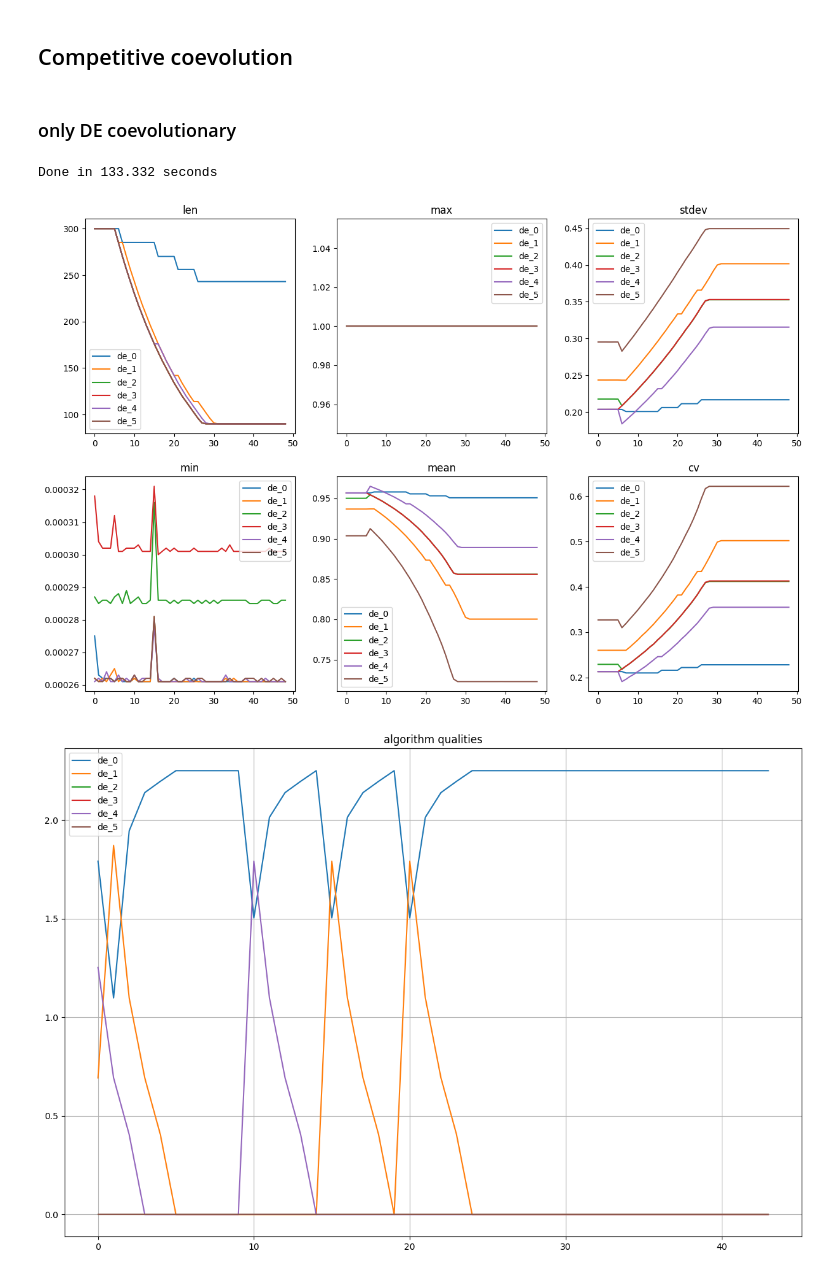
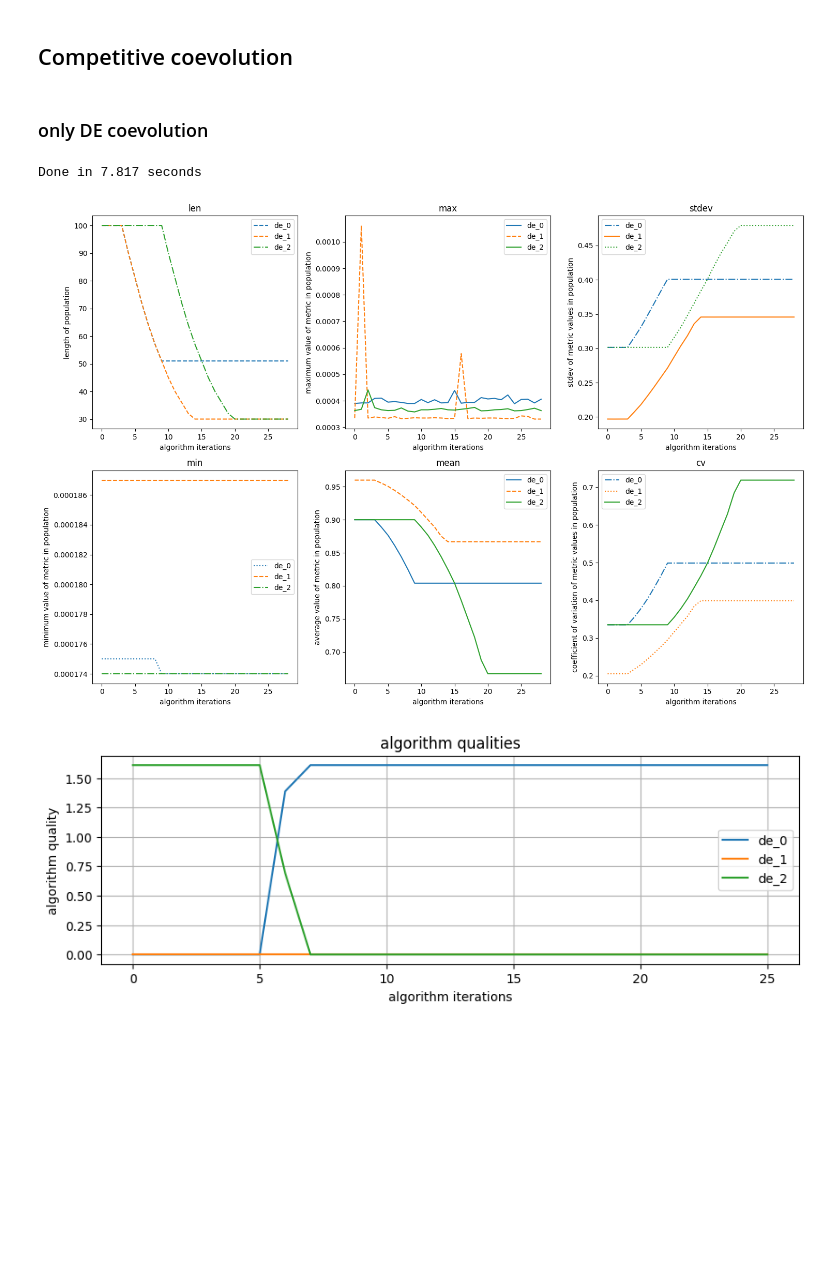
Before and after one commit to suboty/ret, a Jupyter notebook: research/Coevolutionary Demo.ipynb, the cells around one changed output. Drawn from its saved outputs; the diff is of its cells as text; code cells hidden in the pictures; blank space fills up the shorter version.

```diff
--- a/research/Coevolutionary Demo.ipynb
+++ b/research/Coevolutionary Demo.ipynb
@@ -5,9 +3,9 @@
 # %%
-input_regex = 'ab?c.|[0-9]\['
+input_regex = '((a|bb?)|(a|ba?)|([0-9]|.ab)|..?)'
 
 params = {
     'range': ['0-9'],
-    'repeat': ['0,1']
+    'repeat': ['0,1'],
 }
 
 nodes = {
@@ -26,15 +24,7 @@ nodes = {
     # terminals (get by input regex)
     9: 'a',
     10: 'b',
-    11: 'c',
-    12: '['
 }
-
-incidence_list = [
-    (0, 4), (4, 5), (5, 1), (1, 9), (5, 3),
-    (3, 1), (1, 10), (5, 1), (1, 11), (5, 2),
-    (4, 5), (5, 7), (5, 8), (8, 12)
-]
 # %% [markdown]
 ### Prepare test strings
 # %%
@@ -58,35 +48,31 @@ from coevolutionary.manager import CompetitiveManager
 from coevolutionary.algorithms.de import DEAlgorithm
 # %%
 cm = CompetitiveManager(
-    adaptive_interval=5,
-    shared_resource=50000,
+    adaptive_interval=3,
+    shared_resource=5_000,
     verbose=False,
     problem='min',
     survive_schema='best',
     social_card=0.3,
-    penalty=0.05,
-    seed=3956,
+    penalty=0.10,
+    seed=396,
 )
 # %% [markdown]
-### only DE coevolutionary
+### only DE coevolution
 # %%
 params_cases = [
-    {'ndim': 15 * 2, 'bounds': [0, 12], 'cr': 0.25, 'f': 0.25, 'mu': 300},
-    {'ndim': 10 * 2, 'bounds': [0, 12], 'cr': 0.25, 'f': 0.25, 'mu': 300},
-    {'ndim': 5 * 2, 'bounds': [0, 12], 'cr': 0.25, 'f': 0.25, 'mu': 300},
-    {'ndim': 15 * 2, 'bounds': [0, 12], 'cr': 0.25, 'f': 0.3, 'mu': 300},
-    {'ndim': 10 * 2, 'bounds': [0, 12], 'cr': 0.25, 'f': 0.3, 'mu': 300},
-    {'ndim': 5 * 2, 'bounds': [0, 12], 'cr': 0.25, 'f': 0.3, 'mu': 300}
+    {'ndim': 30 * 2, 'bounds': [0, 10], 'cr': 0.45, 'f': 1.7, 'mu': 100},
+    {'ndim': 30 * 2, 'bounds': [0, 10], 'cr': 0.3, 'f': 1.2, 'mu': 100},
+    {'ndim': 30 * 2, 'bounds': [0, 10], 'cr': 0.2, 'f': 0.8, 'mu': 100},
 ]
 
 for i, case in enumerate(params_cases):
     de_object = DEAlgorithm(
-        incidence_list=incidence_list,
         nodes=nodes,
         params=params,
         X=X,
         Y=Y,
-        n_iter=100
+        n_iter=1
     )
 
     cm.add_algorithm(
@@ -102,7 +88,7 @@ for i, case in enumerate(params_cases):
 # %%
 cm.run_coevolution()
 # %% [output]
-Done in 133.332 seconds
+Done in 7.817 seconds
 # %%
 from coevolutionary.utils.visualization import visualize
 visualize(
@@ -110,12 +96,15 @@ visualize(
     algorithm_names=cm.get_algorithm_names()
 )
 # %% [output]
-[figure, old version]
+[figure, new version]
 # %%
+import matplotlib.pyplot as plt
 from coevolutionary.utils.visualization import visualize_algorithms_quality
+
+plt.rcParams["figure.figsize"] = (10, 3)
 visualize_algorithms_quality(
     population_qualities_history=cm.population_qualities_history,
     algorithm_names=cm.get_algorithm_names()
 )
 # %% [output]
-[figure, old version]
+[figure, new version]
```
Also changed, not shown: parts of 1 cell of this notebook, 1 other file.
